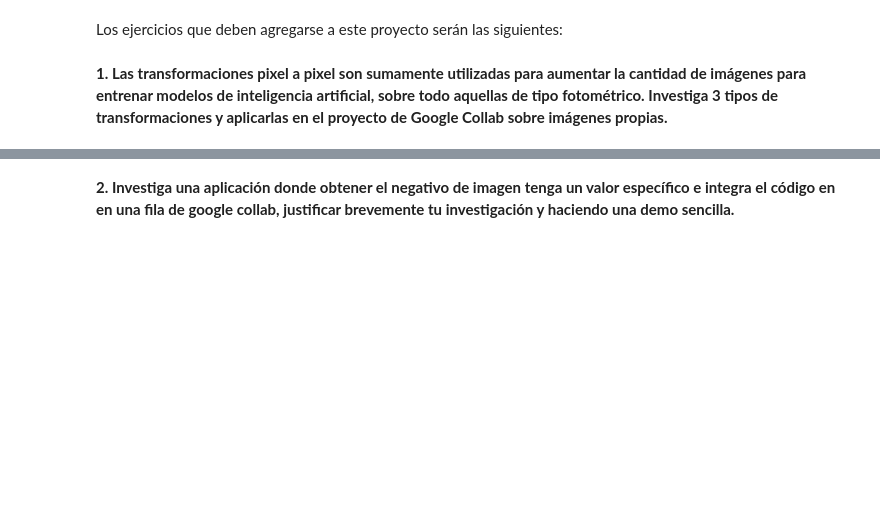
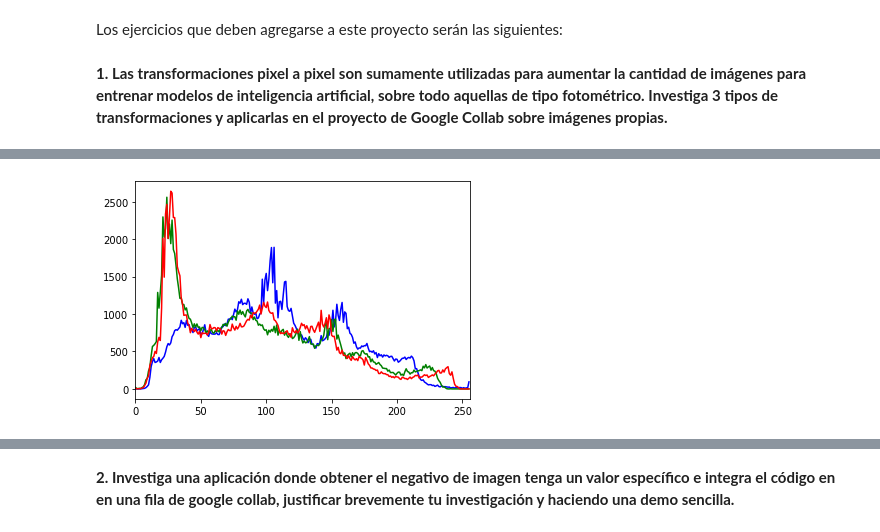
Before and after one commit to andreac941/ComputerVision-Eq3, a Jupyter notebook: SimpleImageProcessing_Eq10.ipynb, the cells around one changed output, grey strips where cells are left out. Cells and saved outputs as stored; diff of their text form; code cells hidden in the pictures; blank space fills up the shorter version.

```diff
--- a/SimpleImageProcessing_Eq10.ipynb
+++ b/SimpleImageProcessing_Eq10.ipynb
@@ -23,0 +32,12 @@ Los ejercicios que deben agregarse a este proyecto serán las siguientes:
+# %%
+#Here we display the intensity range of each color band of an image to define the intensity range require in the functions for normalization:
+url = 'https://placekitten.com/400/400'
+image = io.imread(url)
+color = ('b','g','r')
+for i,col in enumerate(color):
+    histr = cv.calcHist([image],[i],None,[256],[0,256])
+    plt.plot(histr,color = col)
+    plt.xlim([0,256])
+plt.show()
+# %% [output]
+[figure, added]
```
Also changed, not shown: parts of 5 cells of this notebook.
